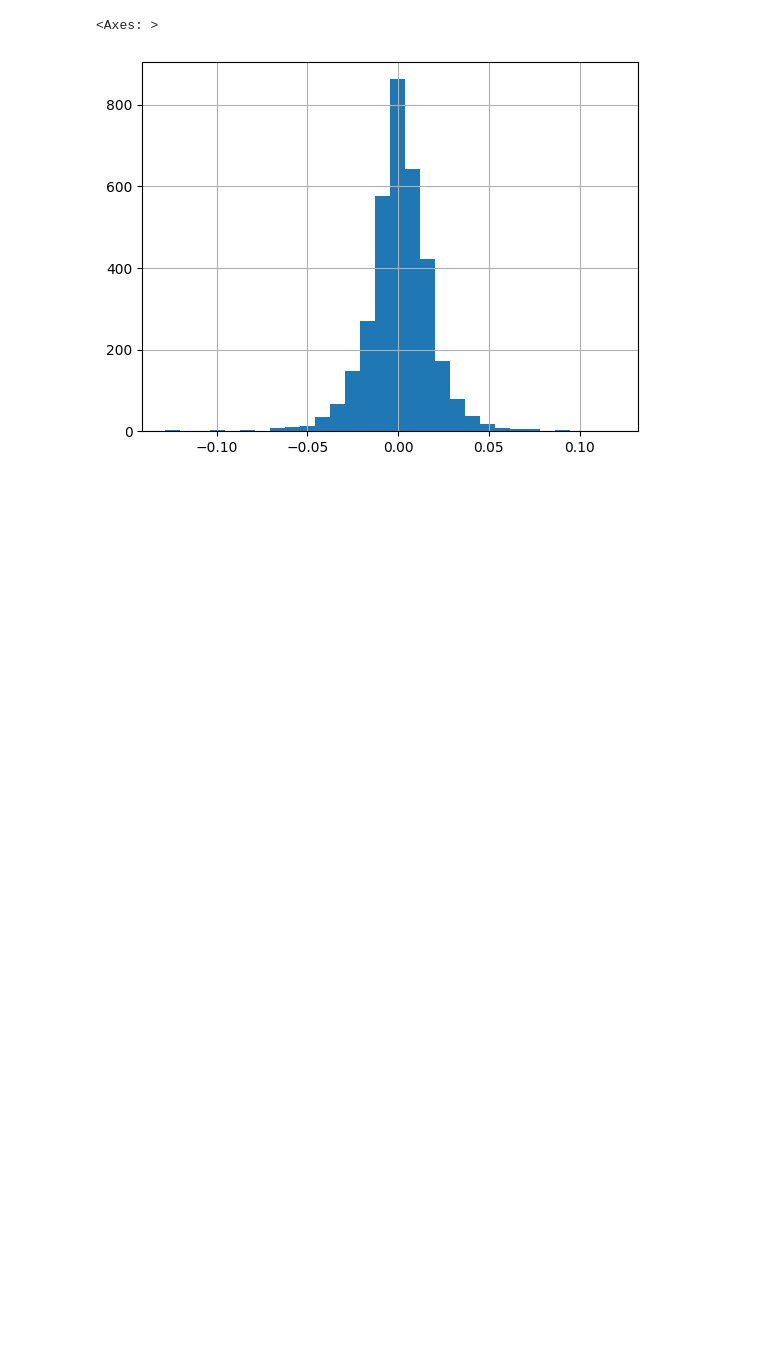
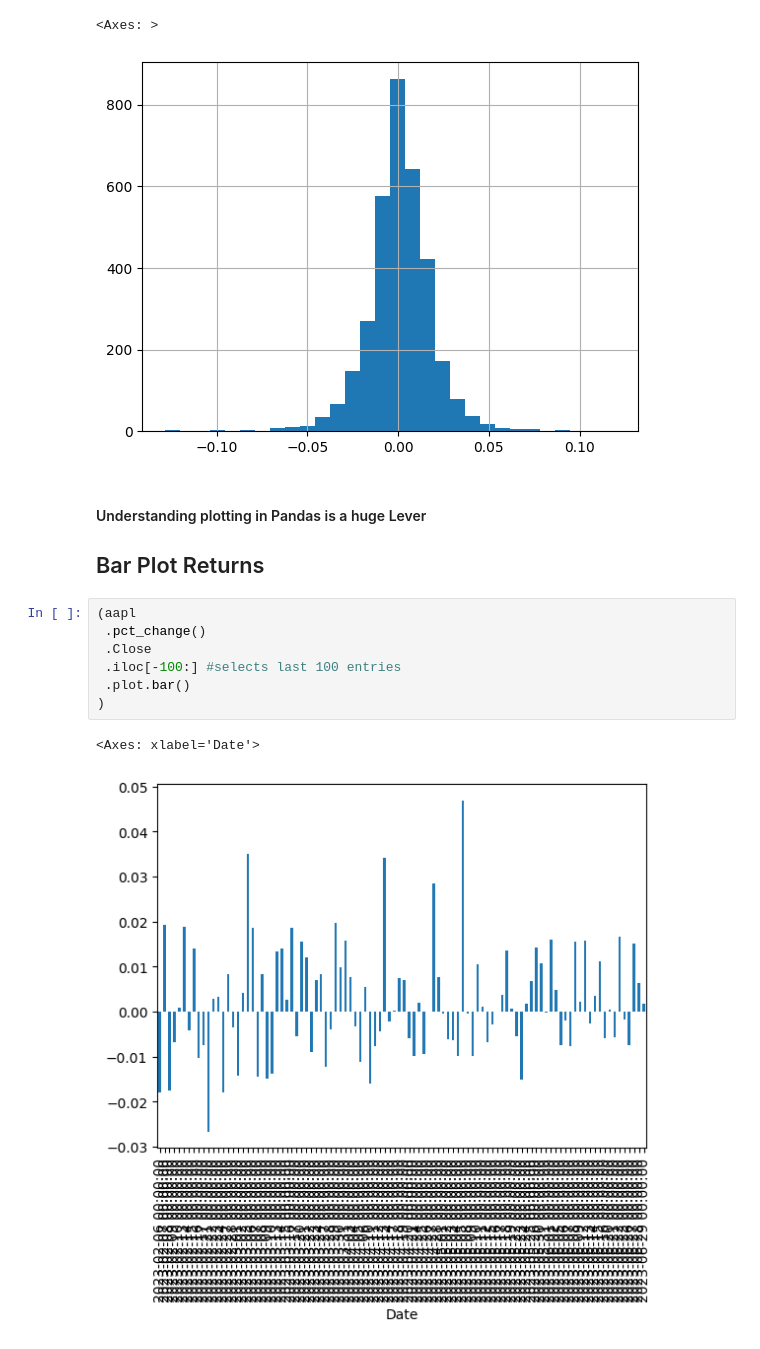
Before and after one commit to SatvikBhatnagar/Quantitative-Finance, a Jupyter notebook: Plotting_Returns.ipynb, the cells around one changed output. Drawn from its saved outputs; the diff is of its cells as text; blank space fills up the shorter version.

Commit message:
Plotting a Bar Plot

```diff
--- a/Plotting_Returns.ipynb
+++ b/Plotting_Returns.ipynb
@@ -52,3 +52,17 @@ aapl = tweak_data()
 # %% [output]
 <Axes: >
 [figure]
+# %% [markdown]
+#### Understanding plotting in Pandas is a huge Lever
+
+## Bar Plot Returns
+# %%
+(aapl
+ .pct_change()
+ .Close
+ .iloc[-100:] #selects last 100 entries
+ .plot.bar()
+)
+# %% [output]
+<Axes: xlabel='Date'>
+[figure, added]
```
